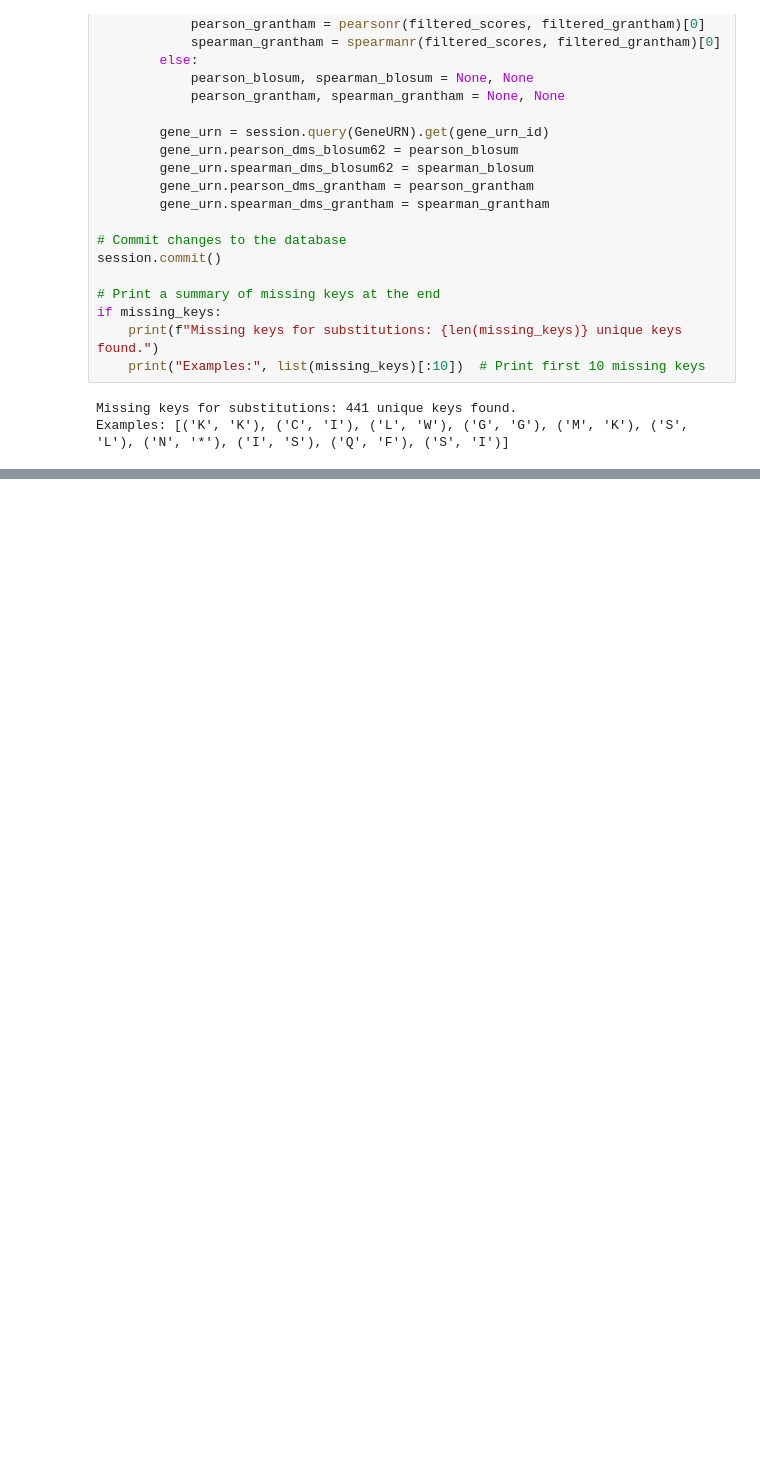
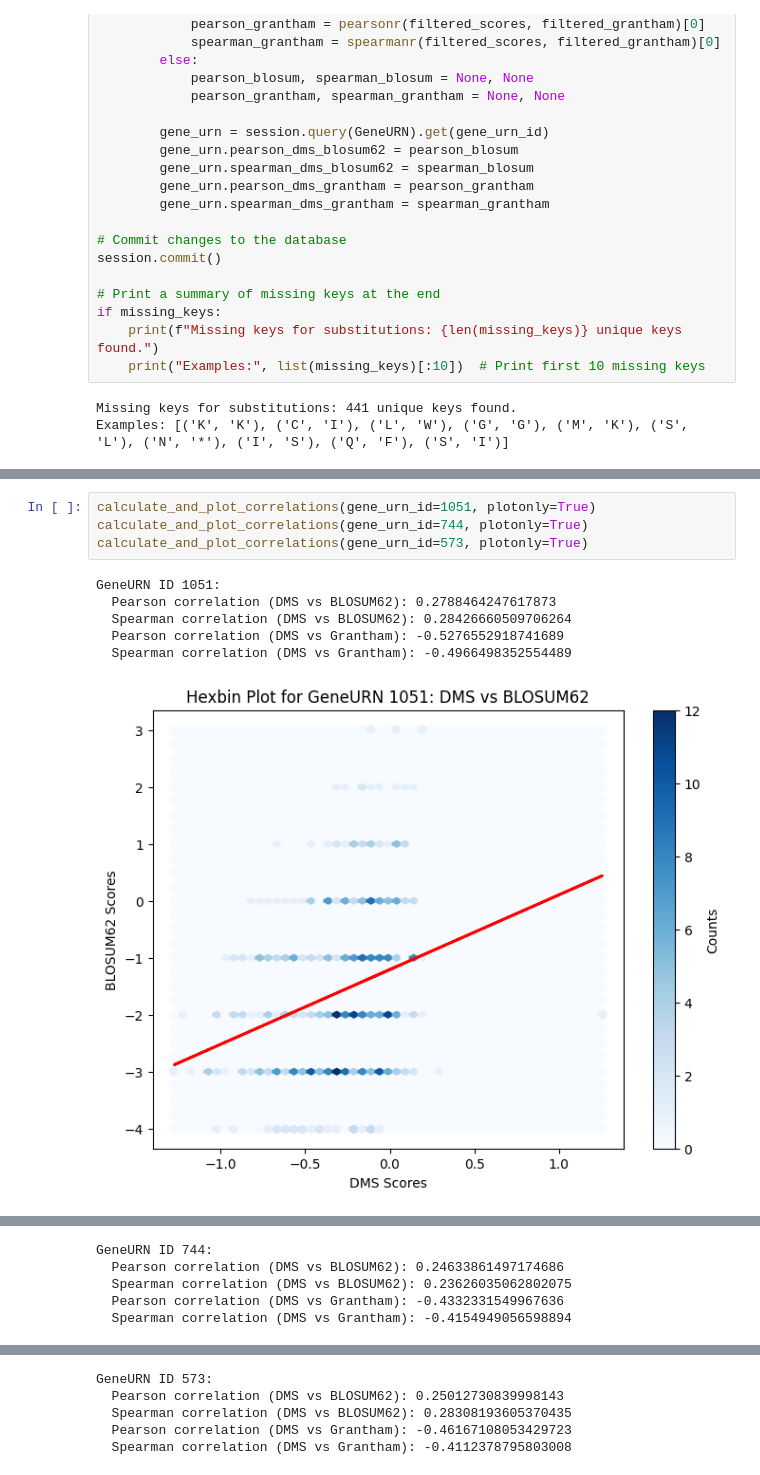
Before and after one commit to PlushZ/msa-dms-analyzer, a Jupyter notebook: postgres_setup.ipynb, the cells around one changed output, grey strips where cells are left out. Saved outputs shown, nothing was run; the diff lists cells and outputs as text; blank space fills up the shorter version.

```diff
--- a/postgres_setup.ipynb
+++ b/postgres_setup.ipynb
@@ -1463,0 +1383,11 @@ Examples: [('K', 'K'), ('C', 'I'), ('L', 'W'), ('G', 'G'), ('M', 'K'), ('S', 'L'
+# %%
+calculate_and_plot_correlations(gene_urn_id=1051, plotonly=True)
+calculate_and_plot_correlations(gene_urn_id=744, plotonly=True)
+calculate_and_plot_correlations(gene_urn_id=573, plotonly=True)
+# %% [output]
+GeneURN ID 1051:
+  Pearson correlation (DMS vs BLOSUM62): 0.2788464247617873
+  Spearman correlation (DMS vs BLOSUM62): 0.28426660509706264
+  Pearson correlation (DMS vs Grantham): -0.5276552918741689
+  Spearman correlation (DMS vs Grantham): -0.4966498352554489
+[figure, added]
@@ -1463,0 +1395,5 @@ Examples: [('K', 'K'), ('C', 'I'), ('L', 'W'), ('G', 'G'), ('M', 'K'), ('S', 'L'
+GeneURN ID 744:
+  Pearson correlation (DMS vs BLOSUM62): 0.24633861497174686
+  Spearman correlation (DMS vs BLOSUM62): 0.23626035062802075
+  Pearson correlation (DMS vs Grantham): -0.4332331549967636
+  Spearman correlation (DMS vs Grantham): -0.4154949056598894
@@ -1463,0 +1402,5 @@ Examples: [('K', 'K'), ('C', 'I'), ('L', 'W'), ('G', 'G'), ('M', 'K'), ('S', 'L'
+GeneURN ID 573:
+  Pearson correlation (DMS vs BLOSUM62): 0.25012730839998143
+  Spearman correlation (DMS vs BLOSUM62): 0.28308193605370435
+  Pearson correlation (DMS vs Grantham): -0.46167108053429723
+  Spearman correlation (DMS vs Grantham): -0.4112378795803008
```
Also changed, not shown: parts of 20 cells of this notebook, 4 other files.
